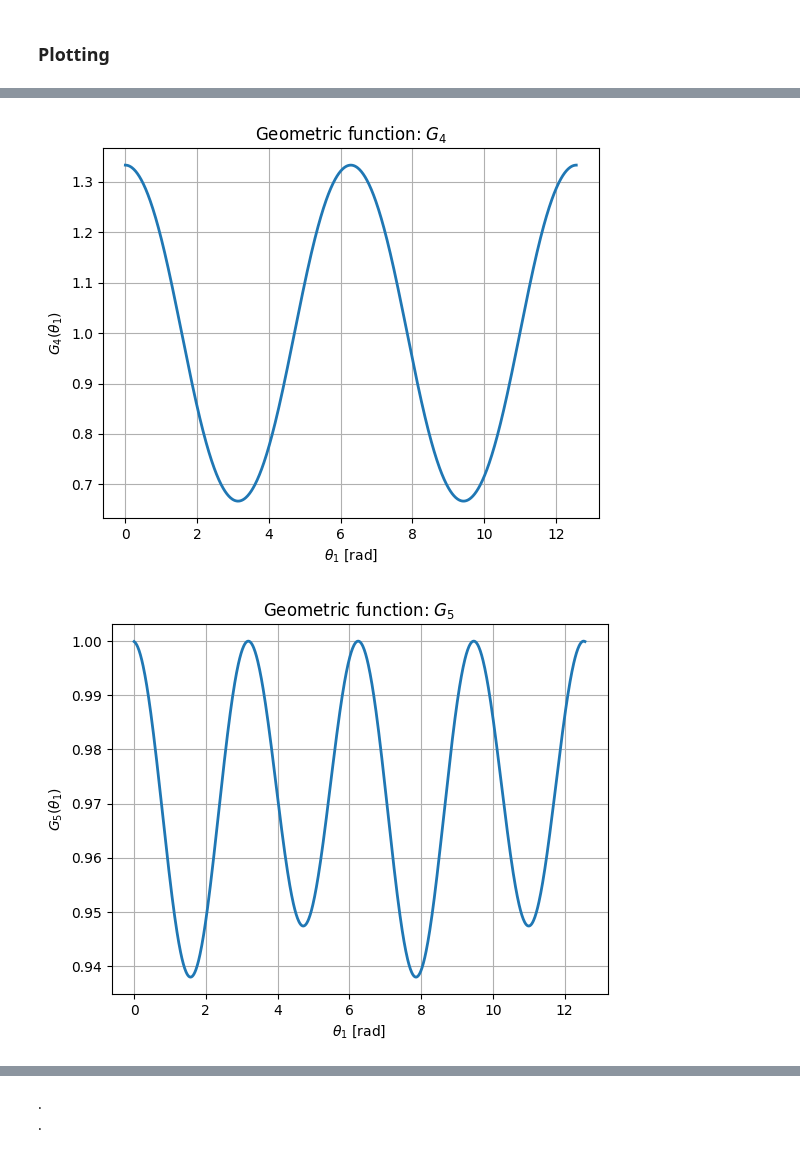
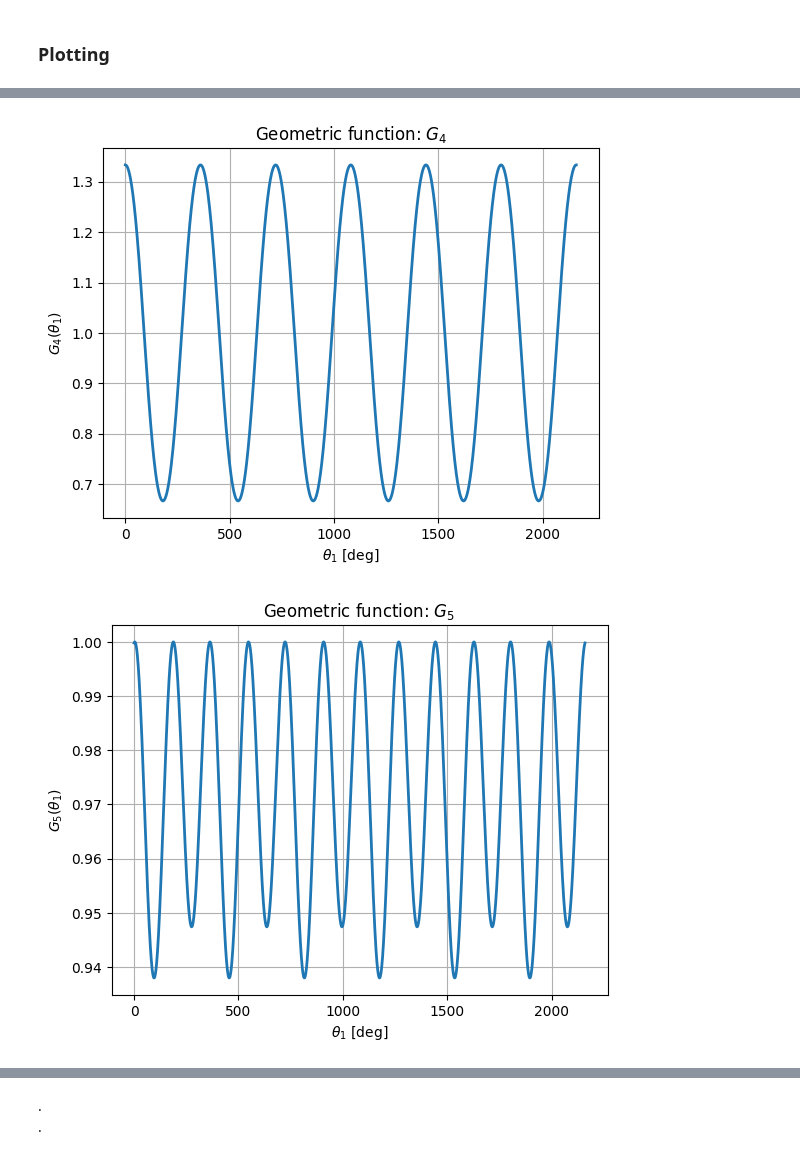
Before and after one commit to Affi26/JupyterNotebook, a Jupyter notebook: combustion-modelling/zweiri-single-cylinder-diesel-engine-model.ipynb, the cells around one changed output, grey strips where cells are left out. Drawn from its saved outputs; the diff is of its cells as text; code cells hidden in the pictures.

```diff
--- a/combustion-modelling/zweiri-single-cylinder-diesel-engine-model.ipynb
+++ b/combustion-modelling/zweiri-single-cylinder-diesel-engine-model.ipynb
@@ -1332,7 +1332,7 @@ def ignition_delay(P, T):
     Parameters
     ----------
     P : float or np.array
-        Cylinder pressure [kPa]
+        Cylinder pressure [Pa]
     T : float or np.array
         Cylinder temperature [K]
 
@@ -1342,10 +1342,13 @@ def ignition_delay(P, T):
         Ignition delay (same units as theta1 if used in integral)
     """
 
+    # Convert Pa to kPa
+    P_kPa = P / 1000
+
     # Equation (46)
-    ID = 3.45 * (P / 101.3)**(-1.02) * np.exp(2100 / T)
+    ID_deg = 3.45 * (P_kPa / 101.3)**(-1.02) * np.exp(2100 / T)
 
-    return ID
+    return ID_deg
 
 
 
@@ -1362,7 +1365,7 @@ def find_ignition_angle(theta_inj, theta_array, P_array, T_array):
     theta_array : np.array
         Array of crank angles [rad] spanning the cycle
     P_array : np.array
-        Cylinder pressure [kPa]
+        Cylinder pressure [Pa]
     T_array : np.array
         Cylinder temperature [K]
 
@@ -1373,8 +1376,8 @@ def find_ignition_angle(theta_inj, theta_array, P_array, T_array):
     """
 
     # Compute 1/ID over the range
-    ID_array = ignition_delay(P_array, T_array)
-    inv_ID = 1 / ID_array
+    ID_array_deg = ignition_delay(P_array, T_array)
+    inv_ID = 1 / ID_array_deg
 
     # Only consider theta >= theta_inj
     mask = theta_array >= theta_inj
@@ -1386,9 +1389,9 @@ def find_ignition_angle(theta_inj, theta_array, P_array, T_array):
 
     # Find where integral reaches 1
     idx = np.searchsorted(integral, 1.0)
-    theta_ign = theta_sel[idx] if idx < len(theta_sel) else theta_sel[-1]
+    theta_ign_rad = theta_sel[idx] if idx < len(theta_sel) else theta_sel[-1]
 
-    return theta_ign
+    return theta_ign_rad
 
 
 
@@ -1475,7 +1478,7 @@ def premixed_fraction(F, ID):
 
 
 # Compute normalized crank angle for combustion (Eq. 51).
-def theta1_normalized(theta1, theta1_ign):
+def theta1_normalized(theta1, theta1_ign, theta1_comb_dur):
 
     """
     Compute normalized crank angle for combustion (Eq. 51).
@@ -1486,19 +1489,16 @@ def theta1_normalized(theta1, theta1_ign):
         Current crank angle [deg]
     theta1_ign : float
         Ignition crank angle [deg]
-    duration : float
-        Combustion duration [deg] (default 125°)
+    theta1_comb_dur: float
+        Combustion duration [deg]
 
     Returns
     -------
     theta_norm : float or np.array
-        Normalized crank angle [-]
+        Normalized crank angle [-] in range [0,1]
     """
 
-    # Combustion duration
-    duration = 125.0
-
-    theta_norm = (theta1 - theta1_ign) / duration
+    theta_norm = (theta1 - theta1_ign) / theta1_comb_dur
 
     return theta_norm
 
@@ -2044,9 +2258,9 @@ geom_terms = {
 
 for name, array in geom_terms.items():
     plt.figure()
-    plt.plot(theta_rad_array, array, linewidth=2)
+    plt.plot(theta_deg_array, array, linewidth=2)
     plt.title(f'Geometric function: {name}')
-    plt.xlabel(r'$\theta_1$ [rad]')
+    plt.xlabel(r'$\theta_1$ [deg]')
     plt.ylabel(rf'{name}$(\theta_1)$')
     plt.grid(True)
 
@@ -2059,5 +2273,5 @@ plt.show()
-[figure, old version]
+[figure, new version]
-[figure, old version]
+[figure, new version]
 # %%
 
 # --------------------------------------
```
Also changed, not shown: parts of 10 cells of this notebook, 1 other file.
